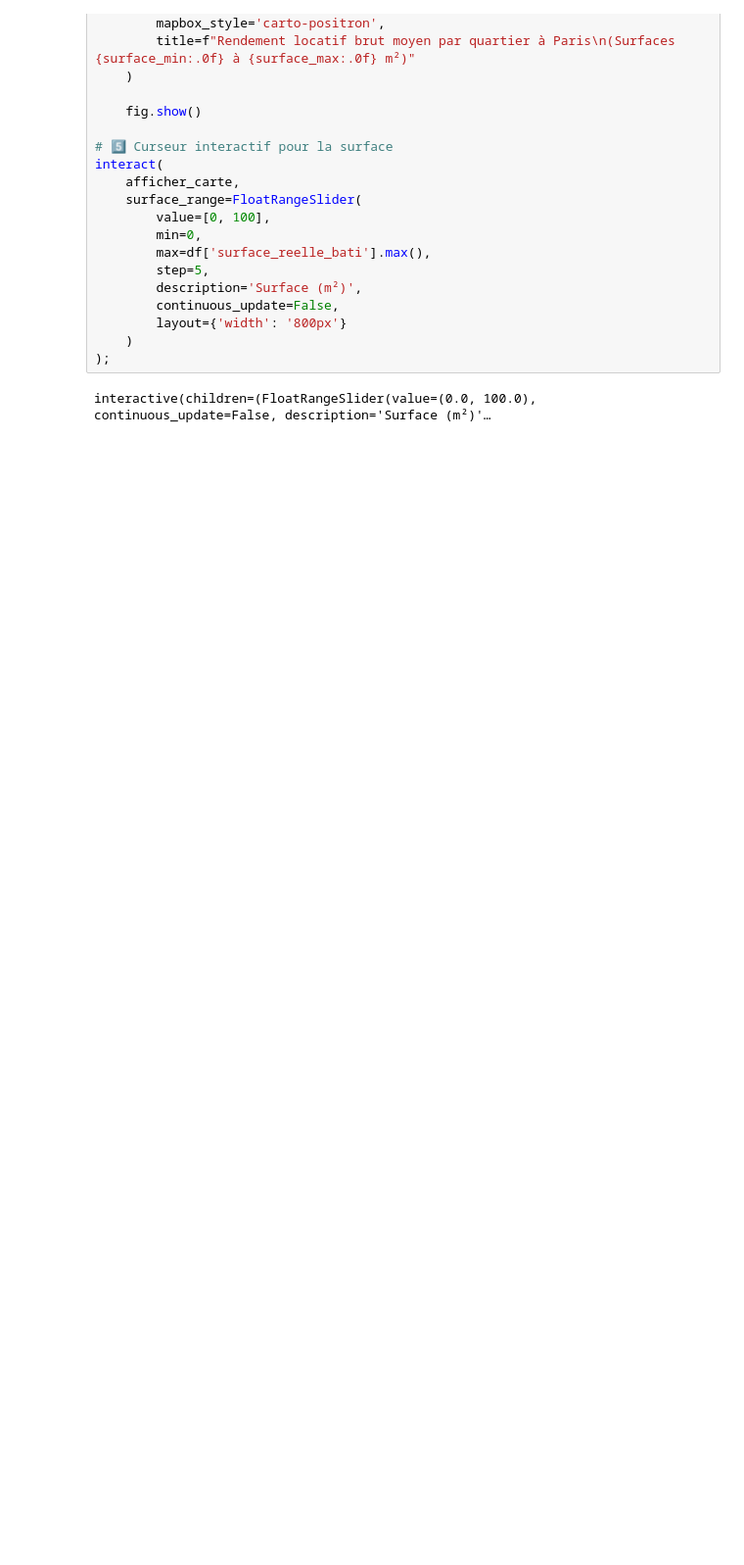
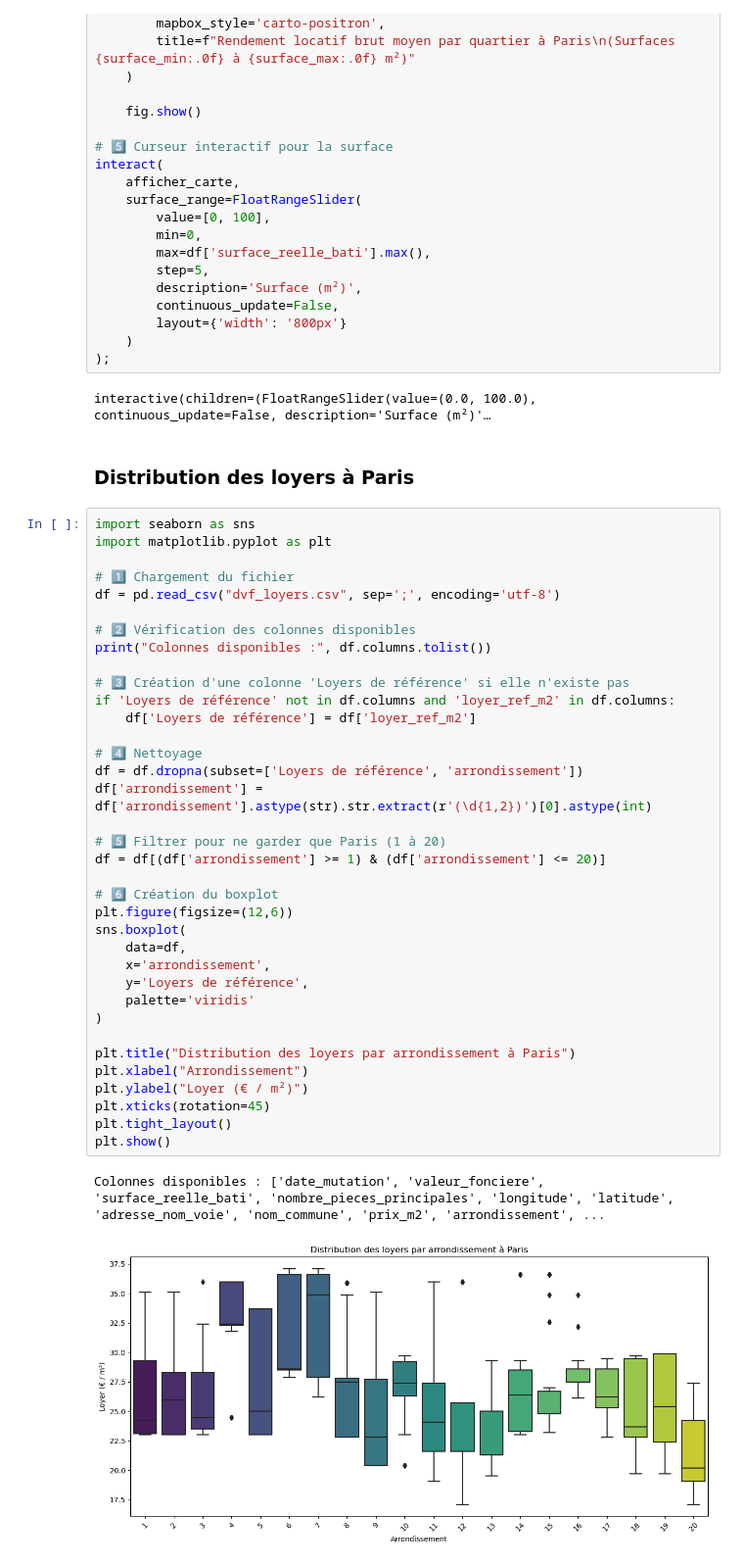
Before and after one commit to BaptVic78/AnalyseDonneesFoncieres, a Jupyter notebook: visualisation.ipynb, the cells around one changed output. Shown at 98% size. Saved outputs shown, nothing was run; the diff lists cells and outputs as text; blank space fills up the shorter version.

```diff
--- a/visualisation.ipynb
+++ b/visualisation.ipynb
@@ -167,3 +171,44 @@ interact(
 );
 # %% [output]
 interactive(children=(FloatRangeSlider(value=(0.0, 100.0), continuous_update=False, description='Surface (m²)'…
+# %% [markdown]
+### Distribution des loyers à Paris
+# %%
+import seaborn as sns
+import matplotlib.pyplot as plt
+
+# 1️⃣ Chargement du fichier
+df = pd.read_csv("dvf_loyers.csv", sep=';', encoding='utf-8')
+
+# 2️⃣ Vérification des colonnes disponibles
+print("Colonnes disponibles :", df.columns.tolist())
+
+# 3️⃣ Création d'une colonne 'Loyers de référence' si elle n'existe pas
+if 'Loyers de référence' not in df.columns and 'loyer_ref_m2' in df.columns:
+    df['Loyers de référence'] = df['loyer_ref_m2']
+
+# 4️⃣ Nettoyage
+df = df.dropna(subset=['Loyers de référence', 'arrondissement'])
+df['arrondissement'] = df['arrondissement'].astype(str).str.extract(r'(\d{1,2})')[0].astype(int)
+
+# 5️⃣ Filtrer pour ne garder que Paris (1 à 20)
+df = df[(df['arrondissement'] >= 1) & (df['arrondissement'] <= 20)]
+
+# 6️⃣ Création du boxplot
+plt.figure(figsize=(12,6))
+sns.boxplot(
+    data=df,
+    x='arrondissement',
+    y='Loyers de référence',
+    palette='viridis'
+)
+
+plt.title("Distribution des loyers par arrondissement à Paris")
+plt.xlabel("Arrondissement")
+plt.ylabel("Loyer (€ / m²)")
+plt.xticks(rotation=45)
+plt.tight_layout()
+plt.show()
+# %% [output]
+Colonnes disponibles : ['date_mutation', 'valeur_fonciere', 'surface_reelle_bati', 'nombre_pieces_principales', 'longitude', 'latitude', 'adresse_nom_voie', 'nom_commune', 'prix_m2', 'arrondissement', ...
+[figure, added]
```
Also changed, not shown: parts of 3 cells of this notebook.
